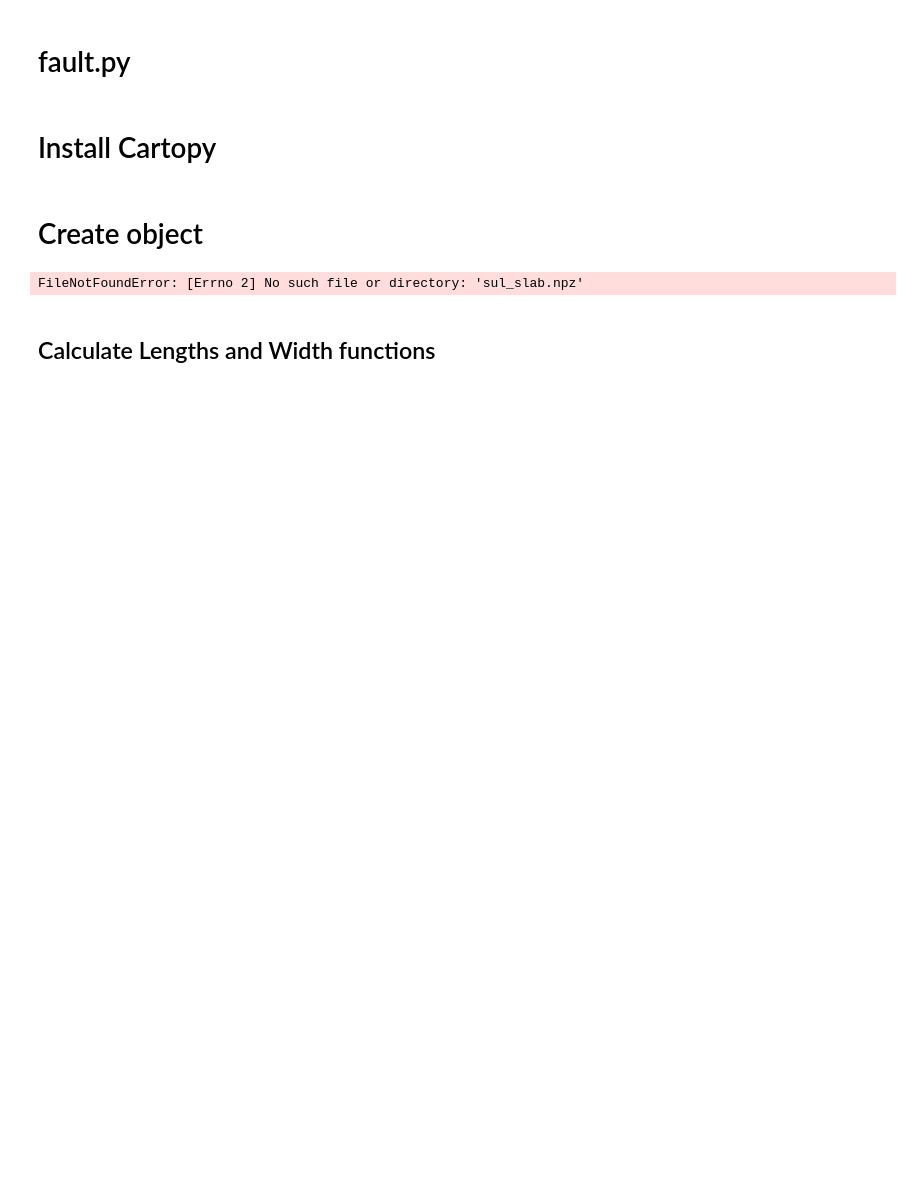
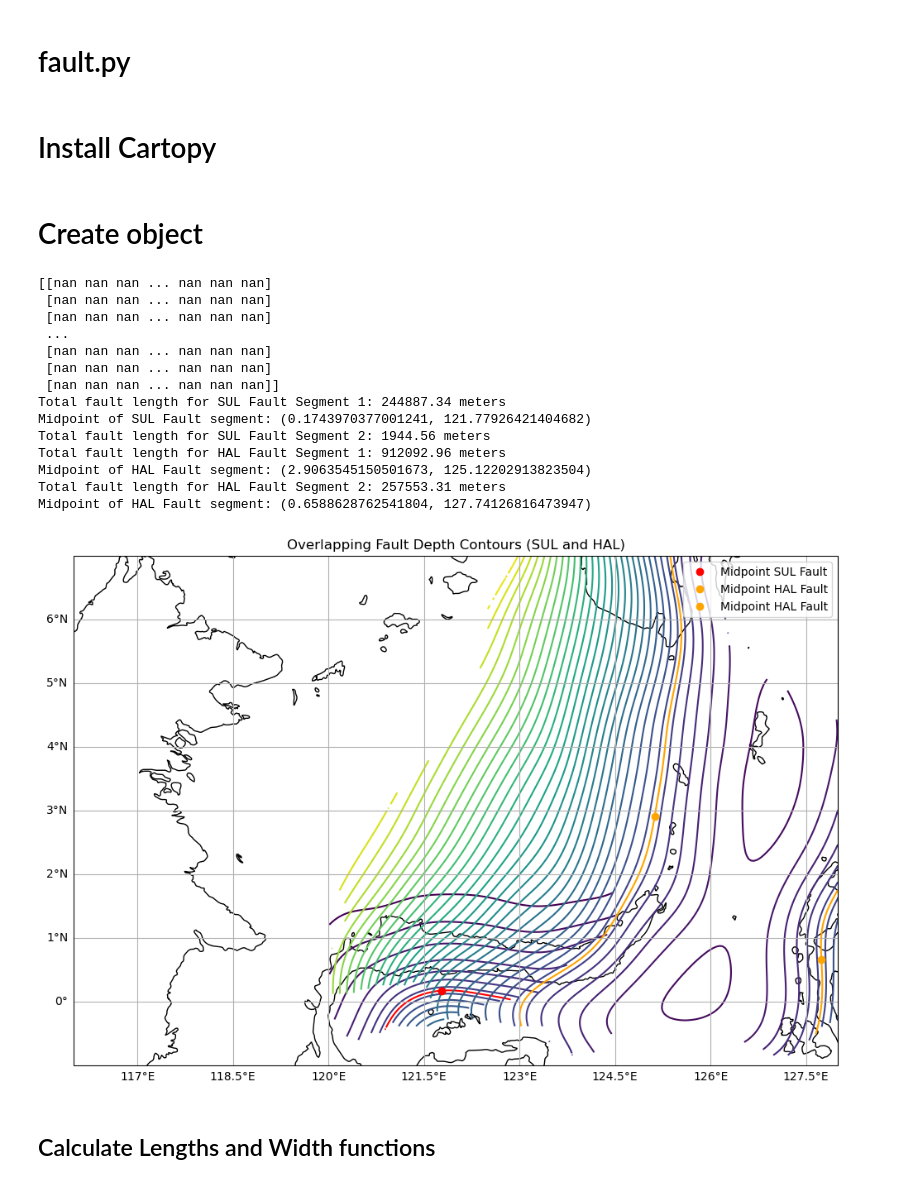
Before and after one commit to jpw37/tsunamibayes, a Jupyter notebook: testing_notebooks/FakequakesRunSulawesi/SulawesiTest.ipynb, the cells around one changed output. Cells and saved outputs as stored; diff of their text form; code cells hidden in the pictures; blank space fills up the shorter version.

```diff
--- a/testing_notebooks/FakequakesRunSulawesi/SulawesiTest.ipynb
+++ b/testing_notebooks/FakequakesRunSulawesi/SulawesiTest.ipynb
@@ -17,8 +1773,9 @@ from matplotlib import pyplot as plt
 import cartopy.crs as ccrs
 from geopy.distance import geodesic
 
+
 # Load the SUL slab data
-sul_data = np.load('sul_slab.npz')
+sul_data = np.load('Data/sul_slab.npz')
 lat = sul_data['lat']
 lon = sul_data['lon']
 depth = sul_data['depth']
@@ -26,7 +1783,7 @@ dip = sul_data['dip']
 strike = sul_data['strike']
 
 # Load the HAL slab data
-hal_data = np.load('hal_slab.npz')
+hal_data = np.load('Data/hal_slab.npz')
 hal_lat = hal_data['lat']
 hal_lon = hal_data['lon']
 hal_depth = hal_data['depth']
@@ -40,8 +1797,8 @@ bounds = {'lat_max': max(lat[-1], hal_lat[-1]),
           'lon_min': min(lon[0], hal_lon[0])}
 
 # Create the GridFault objects
-# sul_grid_fault = GridFault(lat, lon, depth, dip, strike, bounds)
-# hal_grid_fault = GridFault(hal_lat, hal_lon, hal_depth, hal_dip, hal_strike, bounds)
+sul_grid_fault = GridFault(lat, lon, depth, dip, strike, bounds)
+hal_grid_fault = GridFault(hal_lat, hal_lon, hal_depth, hal_dip, hal_strike, bounds)
 
 # Define a grid for latitude and longitude
 lon_values = np.linspace(bounds['lon_min'], bounds['lon_max'], 300)
@@ -49,12 +1806,12 @@ lat_values = np.linspace(bounds['lat_max'], bounds['lat_min'], 300)
 Lon, Lat = np.meshgrid(lon_values, lat_values)
 
 # Compute depth maps for the grid
-# sul_depth_map = sul_grid_fault.depth_map(Lat, Lon)
-# hal_depth_map = hal_grid_fault.depth_map(Lat, Lon)
+sul_depth_map = sul_grid_fault.depth_map(Lat, Lon)
+hal_depth_map = hal_grid_fault.depth_map(Lat, Lon)
 
 # # Transpose depth maps
-# sul_depth_map = sul_depth_map.T
-# hal_depth_map = hal_depth_map.T
+sul_depth_map = sul_depth_map.T
+hal_depth_map = hal_depth_map.T
 
 # Create a figure
 fig = plt.figure(figsize=(12, 8))
@@ -141,34 +1898,48 @@ def calculate_fault_midpoint(contour, color, label):
                 # Plot midpoint if found
                 if midpoint:
                     print(f"Midpoint of {label} segment: {midpoint}")
                     ax.plot(
                         midpoint[1], midpoint[0], 'o',
                         color=color, markersize=6,
                         label=f'Midpoint {label}',
                         transform=ccrs.PlateCarree()
                     )
 
                 segment_index += 1
 
 # **Calculate and plot midpoints for both faults**
 calculate_fault_midpoint(sul_fault_contour, 'red', 'SUL Fault')
 calculate_fault_midpoint(hal_fault_contour, 'orange', 'HAL Fault')
 
 # Add gridlines
 gl = ax.gridlines(draw_labels=True)
 gl.right_labels = False
 gl.top_labels = False
 
 # Add legend and labels
 plt.legend()
 plt.title('Overlapping Fault Depth Contours (SUL and HAL)')
 plt.xlabel('Longitude')
 plt.ylabel('Latitude')
 
 # Show the plot
 plt.show()
 # %% [output]
-FileNotFoundError: [Errno 2] No such file or directory: 'sul_slab.npz'
+[[nan nan nan ... nan nan nan]
+ [nan nan nan ... nan nan nan]
+ [nan nan nan ... nan nan nan]
+ ...
+ [nan nan nan ... nan nan nan]
+ [nan nan nan ... nan nan nan]
+ [nan nan nan ... nan nan nan]]
+Total fault length for SUL Fault Segment 1: 244887.34 meters
+Midpoint of SUL Fault segment: (0.1743970377001241, 121.77926421404682)
+Total fault length for SUL Fault Segment 2: 1944.56 meters
+Total fault length for HAL Fault Segment 1: 912092.96 meters
+Midpoint of HAL Fault segment: (2.9063545150501673, 125.12202913823504)
+Total fault length for HAL Fault Segment 2: 257553.31 meters
+Midpoint of HAL Fault segment: (0.6588628762541804, 127.74126816473947)
+[figure, added]
 # %% [markdown]
 ## Calculate Lengths and Width functions
 # %%
```
Also changed, not shown: parts of 8 cells of this notebook, 26 other files.
